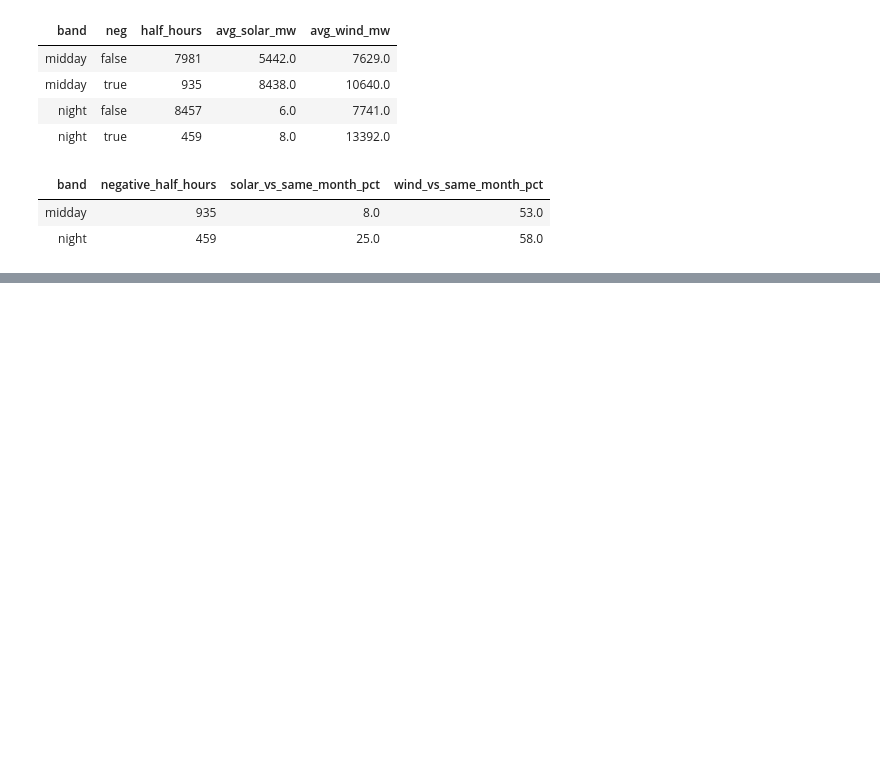
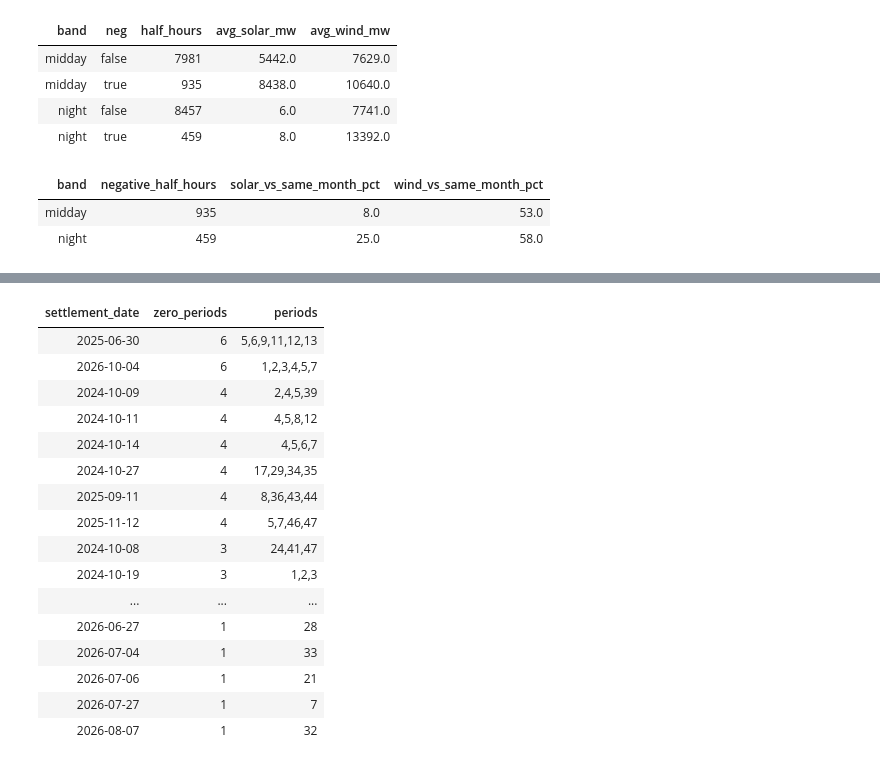
Before and after one commit to umarkhan0206/uk-power-pipeline, a Jupyter notebook: databricks/03_silver.ipynb, the cells around one changed output, grey strips where cells are left out. Cells and saved outputs as stored; diff of their text form; code cells hidden in the pictures; blank space fills up the shorter version.

```diff
--- a/databricks/03_silver.ipynb
+++ b/databricks/03_silver.ipynb
@@ -814,0 +909,27 @@ display(rel.groupBy("band").agg(
+# %%
+%sql
+SELECT settlement_date,
+       COUNT(*)                                   AS zero_periods,
+       CONCAT_WS(',', SORT_ARRAY(COLLECT_LIST(settlement_period))) AS periods
+FROM workspace.silver.system_prices
+WHERE system_sell_price = 0
+GROUP BY settlement_date
+ORDER BY zero_periods DESC, settlement_date
+# %% [output]
+| settlement_date | zero_periods | periods |
+| 2025-06-30 | 6 | 5,6,9,11,12,13 |
+| 2026-10-04 | 6 | 1,2,3,4,5,7 |
+| 2024-10-09 | 4 | 2,4,5,39 |
+| 2024-10-11 | 4 | 4,5,8,12 |
+| 2024-10-14 | 4 | 4,5,6,7 |
+| 2024-10-27 | 4 | 17,29,34,35 |
+| 2025-09-11 | 4 | 8,36,43,44 |
+| 2025-11-12 | 4 | 5,7,46,47 |
+| 2024-10-08 | 3 | 24,41,47 |
+| 2024-10-19 | 3 | 1,2,3 |
+| ... | ... | ... |
+| 2026-06-27 | 1 | 28 |
+| 2026-07-04 | 1 | 33 |
+| 2026-07-06 | 1 | 21 |
+| 2026-07-27 | 1 | 7 |
+| 2026-08-07 | 1 | 32 |
```
Also changed, not shown: parts of 3 cells of this notebook, 3 other files.
